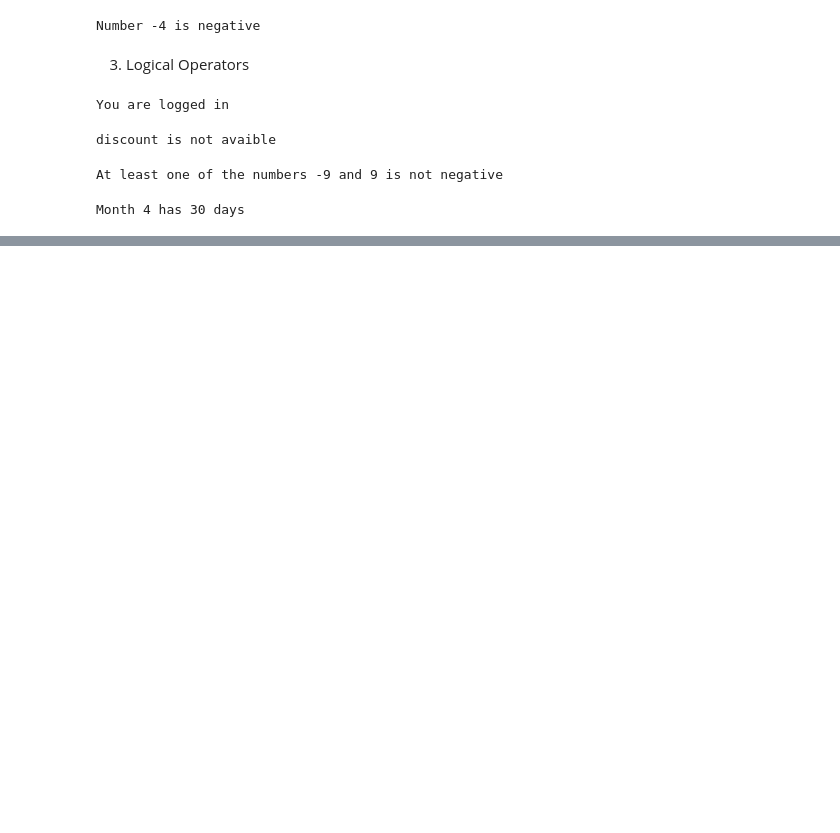
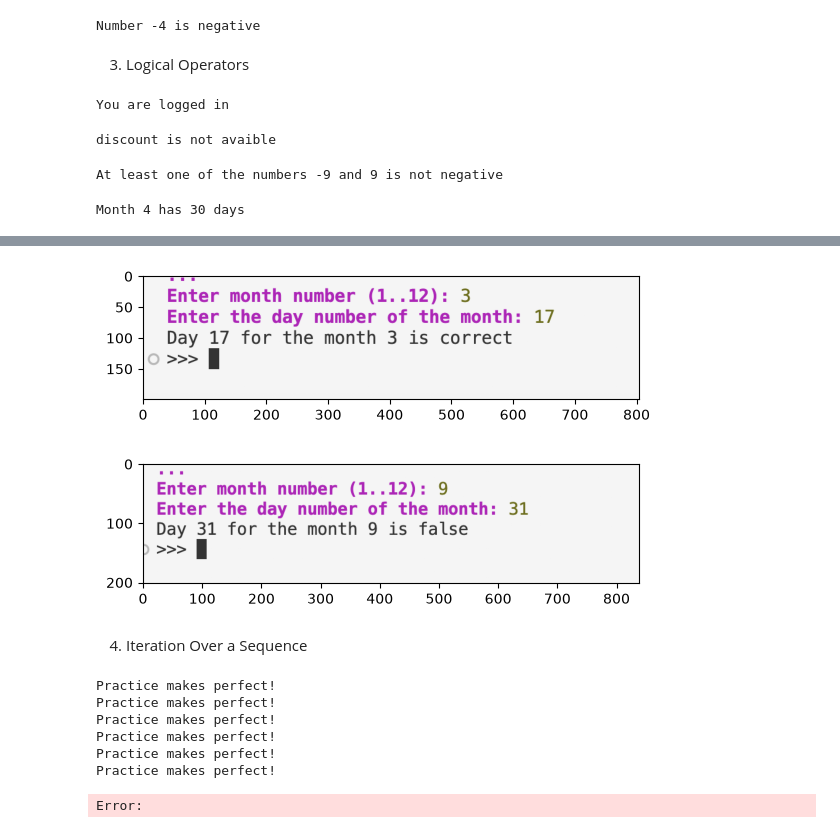
Before and after one commit to magieraem/prg-basics, a Jupyter notebook: 03-ControlStructures/cwiczenia03_191026.ipynb, the cells around one changed output, grey strips where cells are left out. Saved outputs shown, nothing was run; the diff lists cells and outputs as text; code cells hidden in the pictures; blank space fills up the shorter version.

```diff
--- a/03-ControlStructures/cwiczenia03_191026.ipynb
+++ b/03-ControlStructures/cwiczenia03_191026.ipynb
@@ -336,0 +337,40 @@ Day 17 for the month 3 is correct
+# %%
+#6_odp
+imgplot = plt.imshow(mpimg.imread('odp/6_1.png'))
+plt.show()
+imgplot = plt.imshow(mpimg.imread('odp/6_2.png'))
+plt.show()
+# %% [output]
+[figure, added]
+[figure, added]
+# %% [markdown]
+4. Iteration Over a Sequence
+# %%
+#3
+for i in range(6):
+    print('Practice makes perfect!')
+# %% [output]
+Practice makes perfect!
+Practice makes perfect!
+Practice makes perfect!
+Practice makes perfect!
+Practice makes perfect!
+Practice makes perfect!
+# %%
+#4
+###
+# Prints the name of university where you are studying
+# with an extra space between characters (add a space between
+# each character), e.g.
+# 'book' -> 'b o o k'
+#
+university = 'Krakow University of Economics'
+university_expanded = ''
+
+for char in university:
+    university_expanded = university_expanded + char + ' '
+
+print(university) # original university name
+print(university_expanded) # expanded university name
+# %% [output]
+Error:
```
Also changed, not shown: parts of 1 cell of this notebook, 1 other file.
